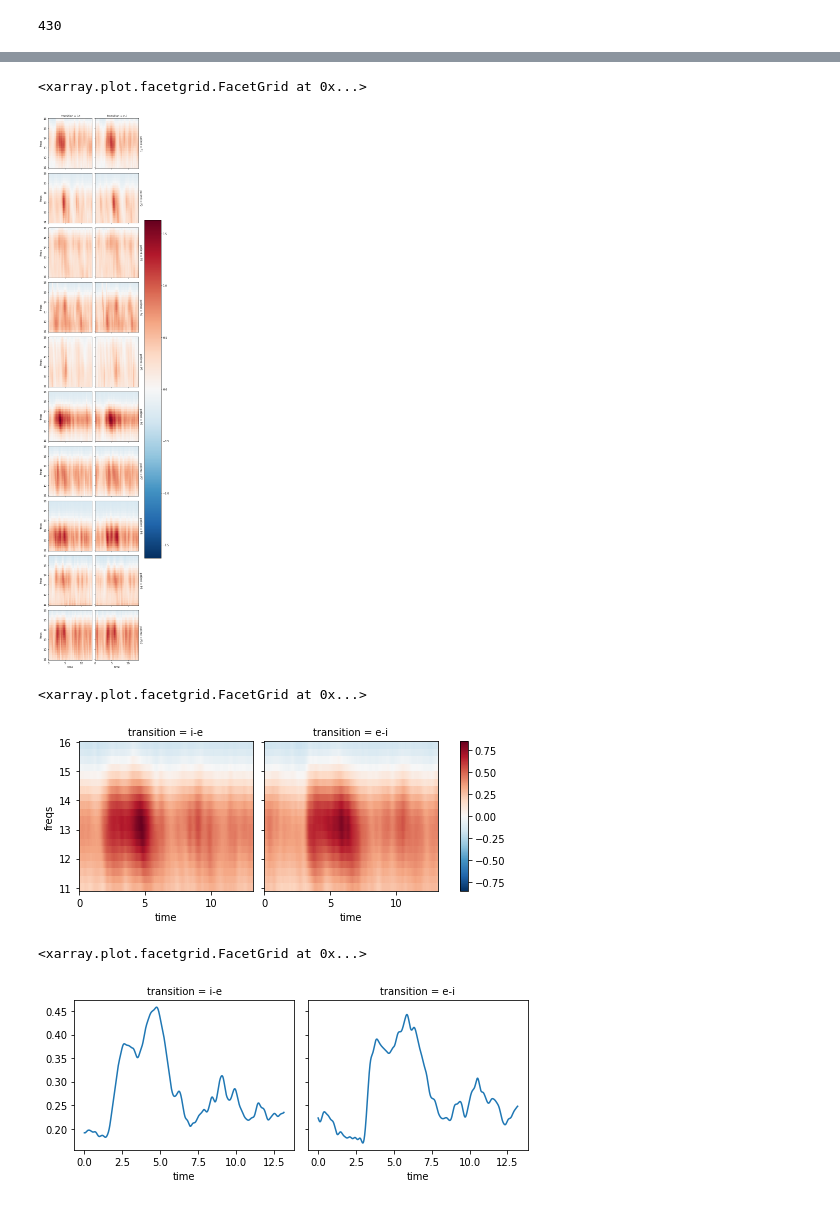
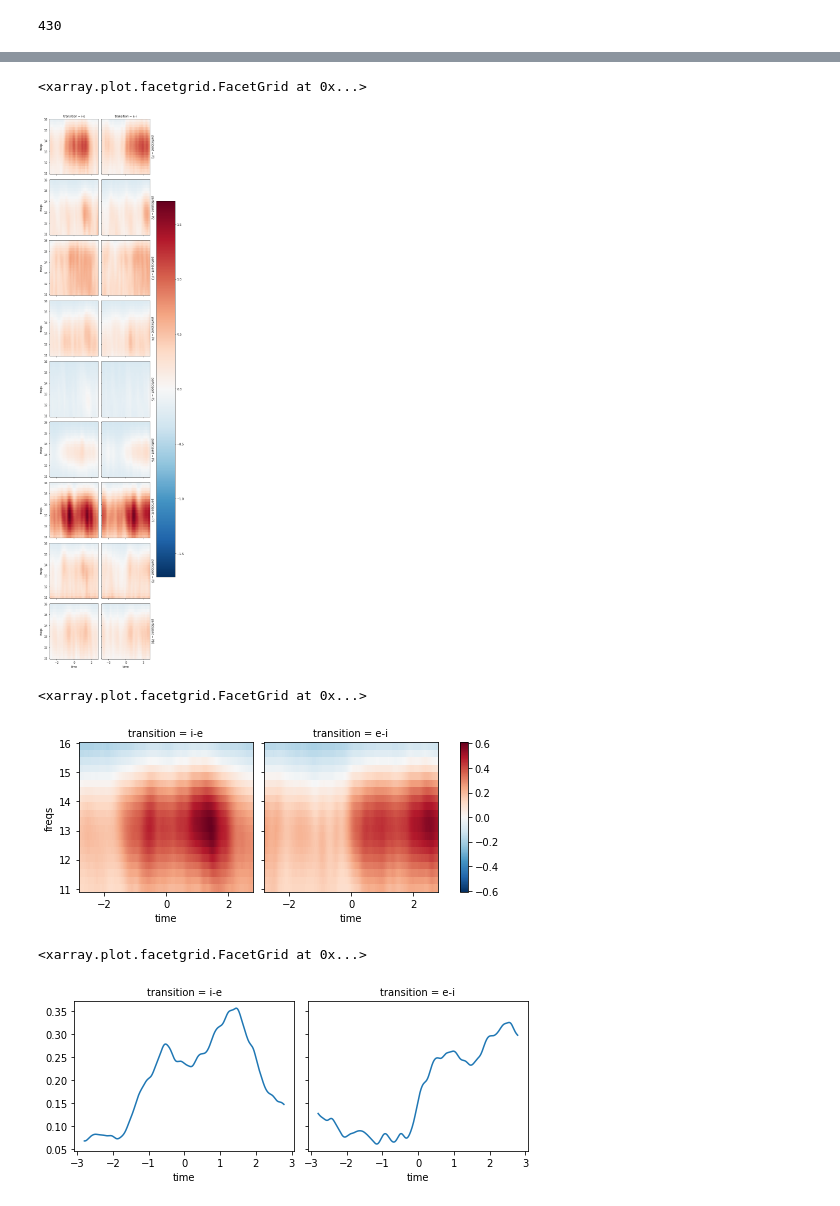
Before and after one commit to ValentinGhibaudo/Sleep_EEG_Respi, a Jupyter notebook: erp_rsp_spindle.ipynb, the cells around one changed output, grey strips where cells are left out. Drawn from its saved outputs; the diff is of its cells as text; code cells hidden in the pictures.

```diff
--- a/erp_rsp_spindle.ipynb
+++ b/erp_rsp_spindle.ipynb
@@ -29,7 +29,7 @@ participants = patients
 def load_rsp(participants=participants):
     concat = []
     for participant in participants:
-        rsp = pd.read_excel(f'../df_analyse/resp_features_encoded_{participant}.xlsx', index_col = 0).loc[:,['participant', 'inspi_time','expi_time', 'cycle_duration','insp_duration','exp_duration','event']]
+        rsp = pd.read_excel(f'../df_analyse/resp_features_encoded_{participant}.xlsx', index_col = 0).loc[:,['participant', 'inspi_index','expi_index', 'inspi_time','expi_time', 'cycle_duration','insp_duration','exp_duration','event']]
         concat.append(rsp)
     df_return = pd.concat(concat)
     return df_return
@@ -38,3 +54,3 @@ rsp = load_rsp()
 # %%
-half_window_size = round(rsp['exp_duration'].quantile(0.9), 1) # les fenetres comprendront la majorité du cycle respi
+half_window_size = round(rsp['exp_duration'].quantile(0.75), 1) # les fenetres comprendront la majorité du cycle respi
 half_wsize_points = int(half_window_size * srate)
@@ -106,9 +116,9 @@ for participant_idx, participant in enumerate(participants):
     print(participant)
 
     rsp_participant = rsp[(rsp['participant'] == participant) & (rsp['event'] == 1)].reset_index(drop=True)
-        # rsp_participant = rsp[(rsp['participant'] == participant)].reset_index(drop=True)
 
     da_participant = da.sel(participant = participant).dropna(dim = 'time')
+
     for transition_idx, transition in enumerate(['i-e','e-i']):
 
         if transition == 'i-e':
@@ -130,12 +140,14 @@ for participant_idx, participant in enumerate(participants):
             start_idx = int(start_t * srate)
             stop_idx = start_idx + wsize_in_points
 
-            tf_sliced = da_participant[ : , : , start_idx:stop_idx].values
+            # print(stop_idx - start_idx)
+
+            tf_sliced = da_participant[  : , start_idx:stop_idx].values
 
             if da_erp is None:
-                da_erp = gh.init_da({'participant':participants, 'cycle':np.arange(0,min_n_cycles_to_compute,1), 'transition':['i-e','e-i'], 'normalisation':da.coords['normalisation']  , 'freqs':da.coords['freqs'] , 'time':np.arange(0, wsize_in_points, 1)})
+                da_erp = gh.init_da({'participant':participants, 'cycle':np.arange(0,min_n_cycles_to_compute,1), 'transition':['i-e','e-i'] , 'freqs':da.coords['freqs'] , 'time':np.arange(0, wsize_in_points, 1)})
 
-            da_erp[participant_idx, cycle , transition_idx , : , : , :] = tf_sliced
+            da_erp[participant_idx, cycle , transition_idx  , : , :] = tf_sliced
 # %% [output]
 P1
 P2
@@ -147,2 +181,4 @@ ValueError: could not broadcast input array from shape (2,40,1577) into shape (2
 # %%
-da_erp = da_erp.assign_coords({'time':da_erp.coords['time']/srate})
+da_erp = da_erp.assign_coords({'time':da_erp.coords['time']/srate - half_window_size})
+da_erp = xr.concat([da_erp , (da_erp - np.mean(da_erp)) / np.std(da_erp)], dim = 'normalisation')
+da_erp = da_erp.assign_coords({'normalisation':['raw','normal']})
@@ -149,18 +205,18 @@ da_erp = da_erp.assign_coords({'time':da_erp.coords['time']/srate})
 # %%
-da_erp.mean('cycle').loc[:,:,'normal',11:16,:].plot.pcolormesh(x='time', col = 'transition', row ='participant')
+da_erp.mean('cycle').loc['normal',:,:,11:16,:].plot.pcolormesh(x='time', col = 'transition', row ='participant')
 # %% [output]
 <xarray.plot.facetgrid.FacetGrid at 0x...>
-[figure, old version]
+[figure, new version]
 # %%
-da_erp.mean(['participant','cycle']).loc[:,'normal',11:16,:].plot.pcolormesh(x='time', col = 'transition')
+da_erp.mean(['participant','cycle']).loc['normal',:,11:16,:].plot.pcolormesh(x='time', col = 'transition')
 # %% [output]
 <xarray.plot.facetgrid.FacetGrid at 0x...>
-[figure, old version]
+[figure, new version]
 # %%
-da_erp.mean(['participant','cycle']).loc[:,'normal',11:16,:].mean('freqs').plot.line(x='time', col = 'transition')
+da_erp.mean(['participant','cycle']).loc['normal',:,11:16,:].mean('freqs').plot.line(x='time', col = 'transition')
 # %% [output]
 <xarray.plot.facetgrid.FacetGrid at 0x...>
-[figure, old version]
+[figure, new version]
 # %%
 fig, axs = plt.subplots(nrows = 2, ncols = 2, figsize = (20,10), constrained_layout = True)
 fig.suptitle('participant * Cycle mean sigma power centered on inspi-expi or expi-inspi breathing transition', fontsize = 20, y = 1.05)
```
Also changed, not shown: parts of 14 cells of this notebook, 2 other files.
